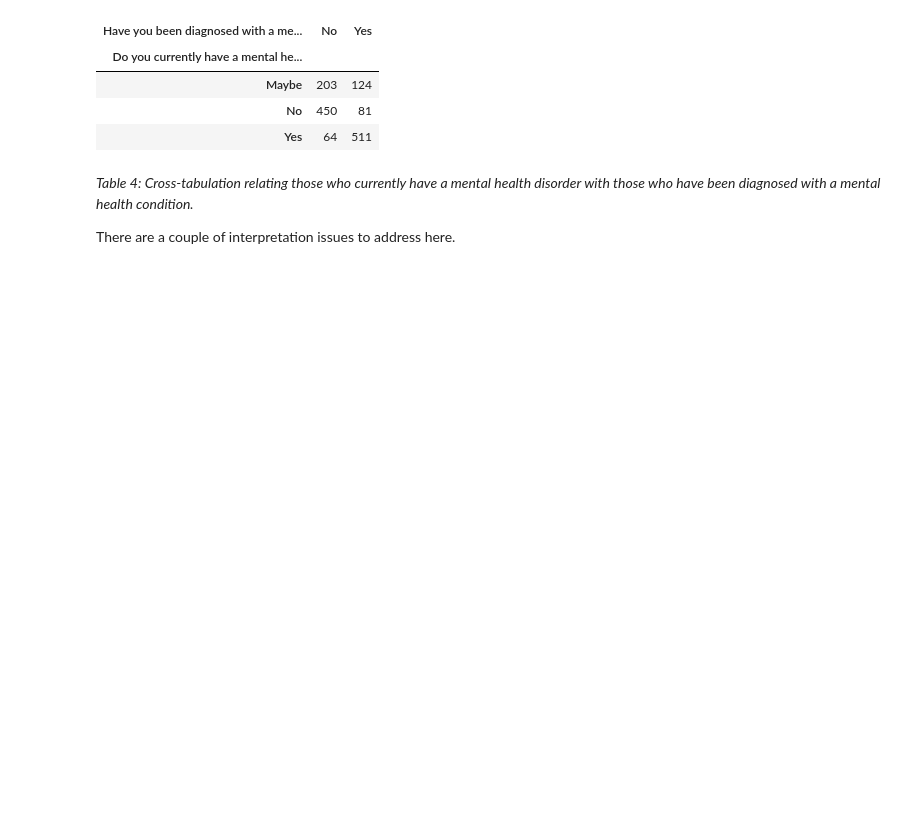
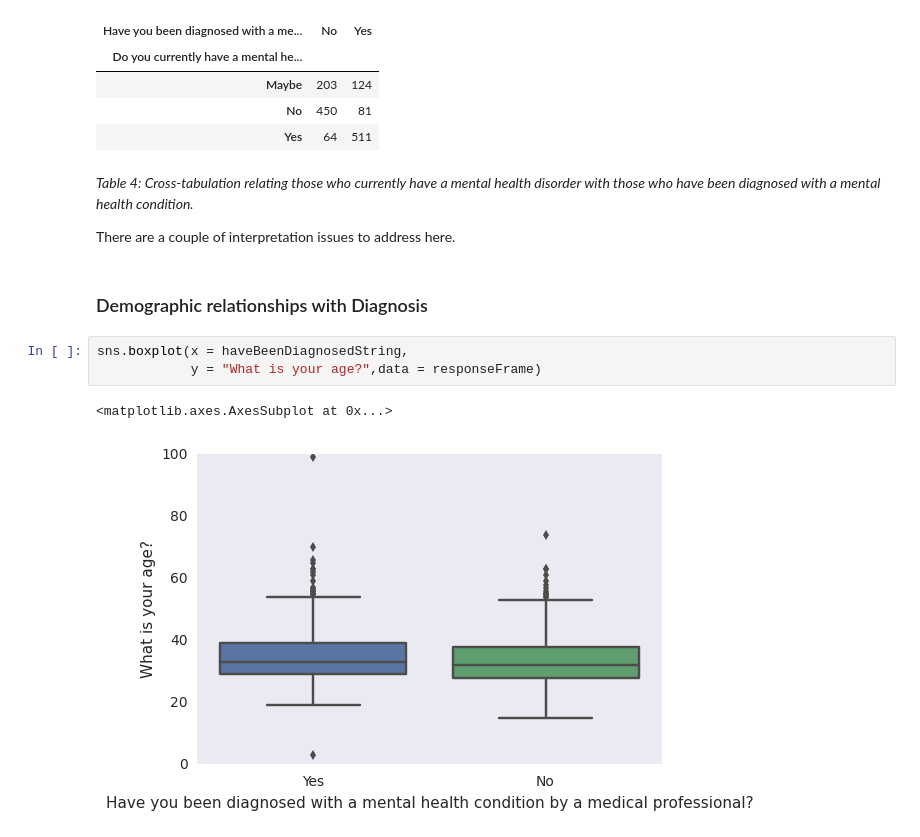
Before and after one commit to PLBMR/mentalHealthDataAnalysis, a Jupyter notebook: osmiMentalHealthInTech/analysis/exploratoryDataAnalysis.ipynb, the cells around one changed output. Cells and saved outputs as stored; diff of their text form; blank space fills up the shorter version.

```diff
--- a/osmiMentalHealthInTech/analysis/exploratoryDataAnalysis.ipynb
+++ b/osmiMentalHealthInTech/analysis/exploratoryDataAnalysis.ipynb
@@ -457,5 +457,11 @@ pd.crosstab(responseFrame[nowHaveMHDString],
 _Table 4: Cross-tabulation relating those who currently have a mental health disorder with those who have been diagnosed with a mental health condition._
 
 There are a couple of interpretation issues to address here.
-# %% [markdown]
-###
+# %% [markdown]
+### Demographic relationships with Diagnosis
+# %%
+sns.boxplot(x = haveBeenDiagnosedString,
+            y = "What is your age?",data = responseFrame)
+# %% [output]
+<matplotlib.axes.AxesSubplot at 0x...>
+[figure, added]
```
Also changed, not shown: parts of 8 cells of this notebook.
